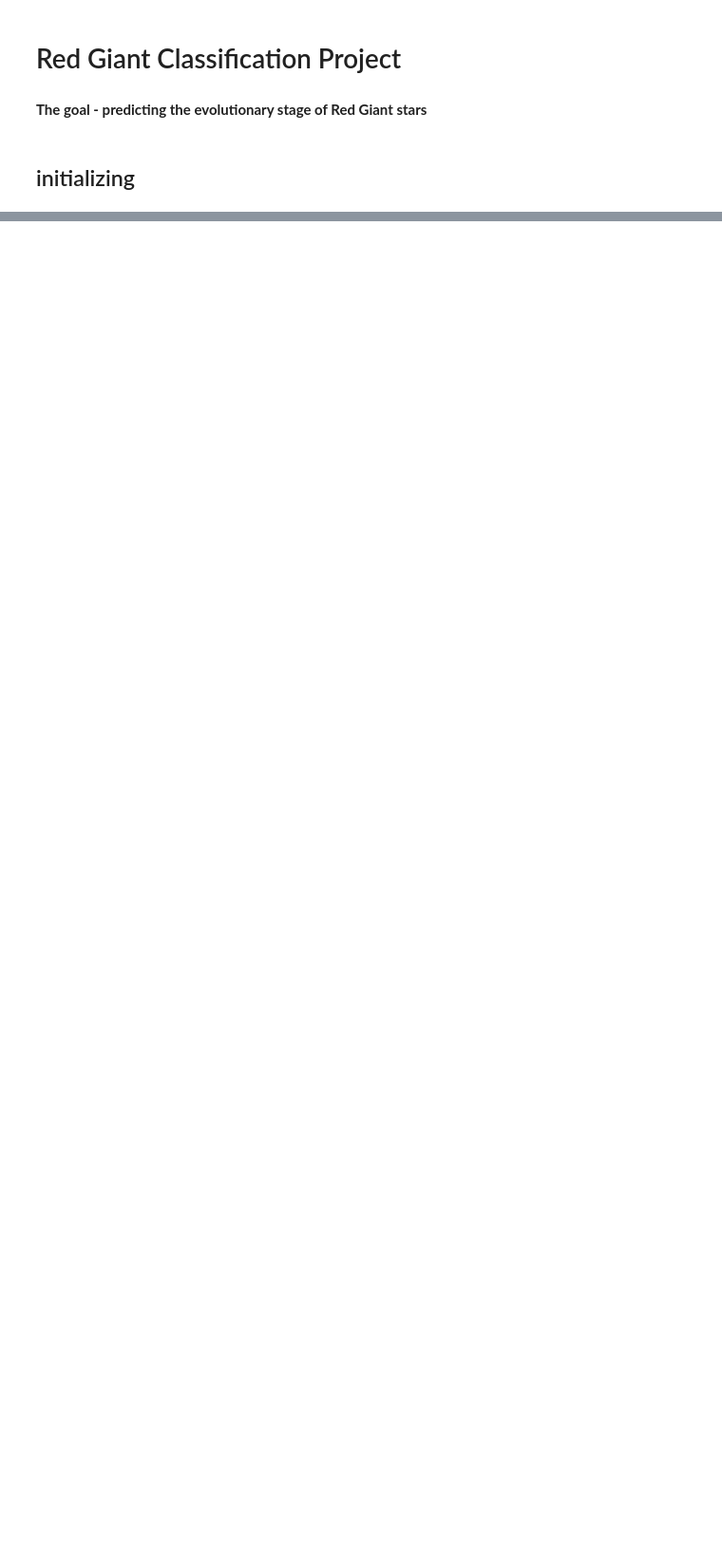
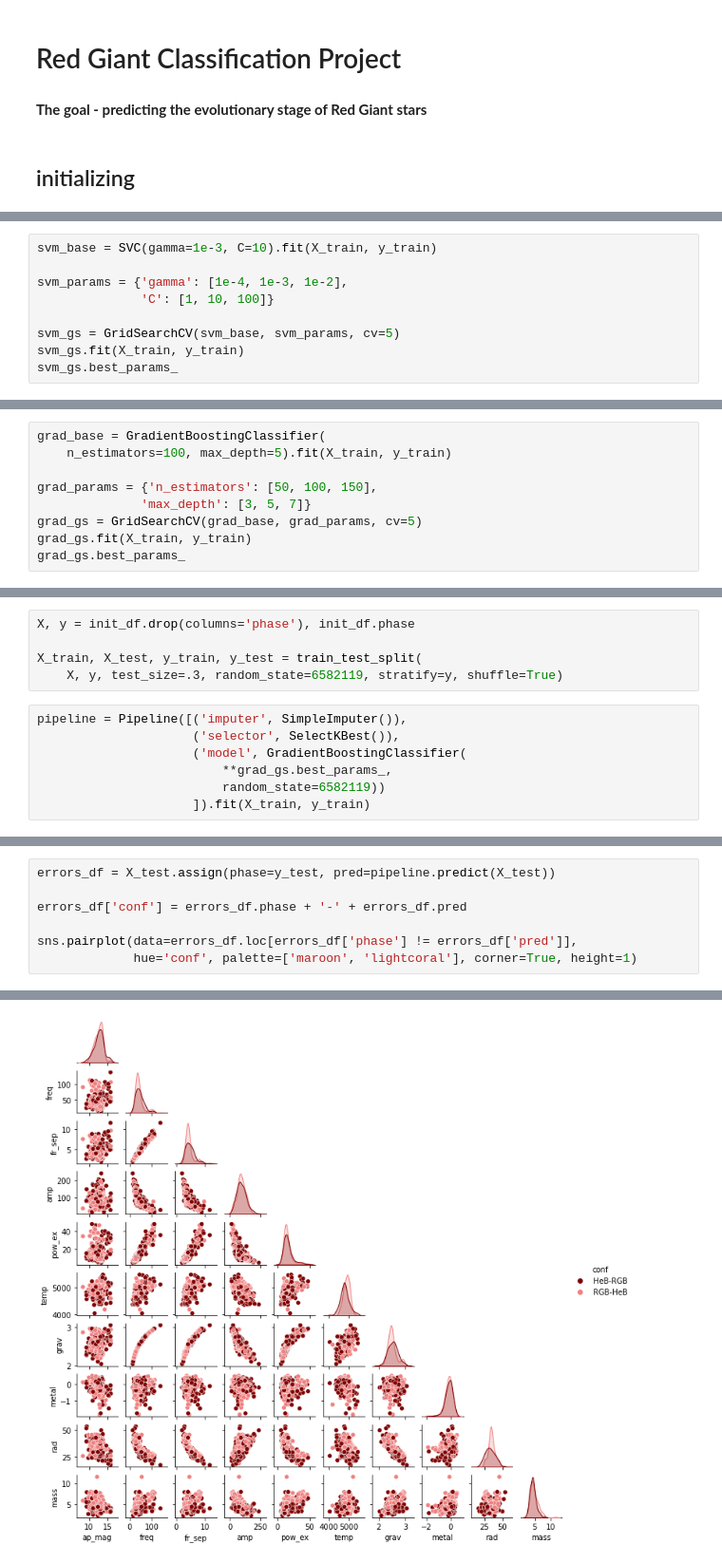
Before and after one commit to Morshay/red-giant-blue-giant, a Jupyter notebook: asteroseismology_classification.ipynb, the cells around one changed output, grey strips where cells are left out. Shown at 95% size. Cells and saved outputs as stored; diff of their text form; blank space fills up the shorter version.

Commit message:
project pipeline update, pre presentation

```diff
--- a/asteroseismology_classification.ipynb
+++ b/asteroseismology_classification.ipynb
@@ -259,0 +379,9 @@ logit
+# %%
+svm_base = SVC(gamma=1e-3, C=10).fit(X_train, y_train)
+
+svm_params = {'gamma': [1e-4, 1e-3, 1e-2],
+              'C': [1, 10, 100]}
+
+svm_gs = GridSearchCV(svm_base, svm_params, cv=5)
+svm_gs.fit(X_train, y_train)
+svm_gs.best_params_
@@ -259,0 +411,9 @@ logit
+# %%
+grad_base = GradientBoostingClassifier(
+    n_estimators=100, max_depth=5).fit(X_train, y_train)
+
+grad_params = {'n_estimators': [50, 100, 150],
+              'max_depth': [3, 5, 7]}
+grad_gs = GridSearchCV(grad_base, grad_params, cv=5)
+grad_gs.fit(X_train, y_train)
+grad_gs.best_params_
@@ -259,0 +449,12 @@ logit
+# %%
+X, y = init_df.drop(columns='phase'), init_df.phase
+
+X_train, X_test, y_train, y_test = train_test_split(
+    X, y, test_size=.3, random_state=6582119, stratify=y, shuffle=True)
+# %%
+pipeline = Pipeline([('imputer', SimpleImputer()),
+                     ('selector', SelectKBest()),
+                     ('model', GradientBoostingClassifier(
+                         **grad_gs.best_params_,
+                         random_state=6582119))
+                     ]).fit(X_train, y_train)
@@ -259,0 +489,8 @@ logit
+# %%
+errors_df = X_test.assign(phase=y_test, pred=pipeline.predict(X_test))
+
+errors_df['conf'] = errors_df.phase + '-' + errors_df.pred
+
+sns.pairplot(data=errors_df.loc[errors_df['phase'] != errors_df['pred']],
+             hue='conf', palette=['maroon', 'lightcoral'], corner=True, height=1)
+# %% [output]
@@ -259,0 +498 @@ logit
+[figure, added]
```
Also changed, not shown: parts of 112 cells of this notebook, 10 other files.
